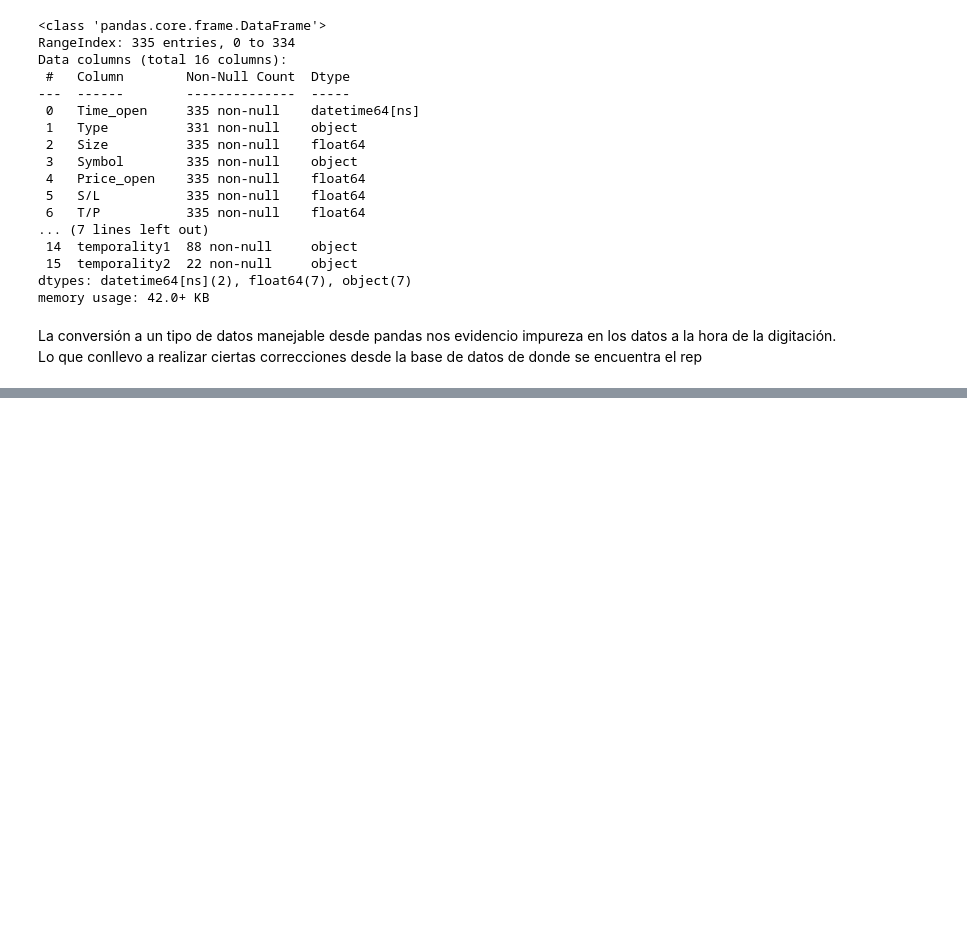
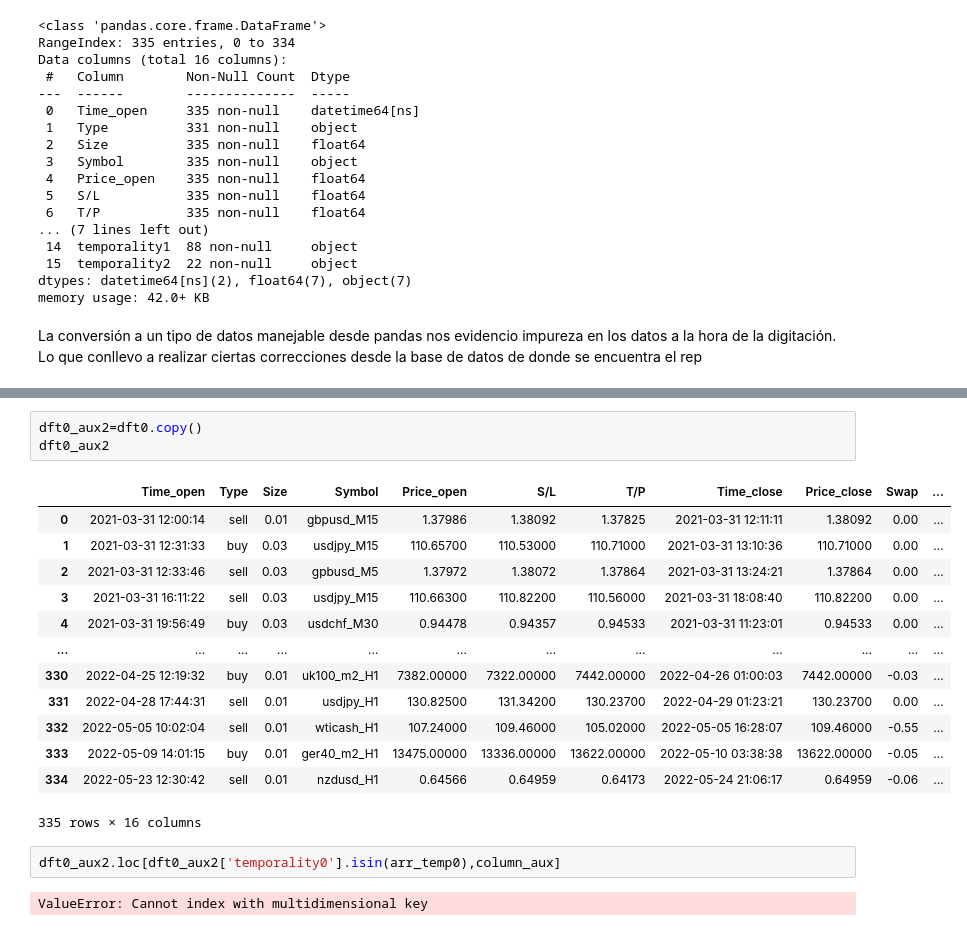
Before and after one commit to AndersonDGueC/data_science_proyects, a Jupyter notebook: data_analytics_trade/data_analysis_trade.ipynb, the cells around one changed output, grey strips where cells are left out. Saved outputs shown, nothing was run; the diff lists cells and outputs as text; blank space fills up the shorter version.

```diff
--- a/data_analytics_trade/data_analysis_trade.ipynb
+++ b/data_analytics_trade/data_analysis_trade.ipynb
@@ -171,0 +205,21 @@ La conversión a un tipo de datos manejable desde pandas nos evidencio impureza
+# %%
+dft0_aux2=dft0.copy()
+dft0_aux2
+# %% [output]
+|  | Time_open | Type | Size | Symbol | Price_open | S/L | T/P | Time_close | Price_close | Swap | ... |
+| 0 | 2021-03-31 12:00:14 | sell | 0.01 | gbpusd_M15 | 1.37986 | 1.38092 | 1.37825 | 2021-03-31 12:11:11 | 1.38092 | 0.00 | ... |
+| 1 | 2021-03-31 12:31:33 | buy | 0.03 | usdjpy_M15 | 110.65700 | 110.53000 | 110.71000 | 2021-03-31 13:10:36 | 110.71000 | 0.00 | ... |
+| 2 | 2021-03-31 12:33:46 | sell | 0.03 | gpbusd_M5 | 1.37972 | 1.38072 | 1.37864 | 2021-03-31 13:24:21 | 1.37864 | 0.00 | ... |
+| 3 | 2021-03-31 16:11:22 | sell | 0.03 | usdjpy_M15 | 110.66300 | 110.82200 | 110.56000 | 2021-03-31 18:08:40 | 110.82200 | 0.00 | ... |
+| 4 | 2021-03-31 19:56:49 | buy | 0.03 | usdchf_M30 | 0.94478 | 0.94357 | 0.94533 | 2021-03-31 11:23:01 | 0.94533 | 0.00 | ... |
+| ... | ... | ... | ... | ... | ... | ... | ... | ... | ... | ... | ... |
+| 330 | 2022-04-25 12:19:32 | buy | 0.01 | uk100_m2_H1 | 7382.00000 | 7322.00000 | 7442.00000 | 2022-04-26 01:00:03 | 7442.00000 | -0.03 | ... |
+| 331 | 2022-04-28 17:44:31 | sell | 0.01 | usdjpy_H1 | 130.82500 | 131.34200 | 130.23700 | 2022-04-29 01:23:21 | 130.23700 | 0.00 | ... |
+| 332 | 2022-05-05 10:02:04 | sell | 0.01 | wticash_H1 | 107.24000 | 109.46000 | 105.02000 | 2022-05-05 16:28:07 | 109.46000 | -0.55 | ... |
+| 333 | 2022-05-09 14:01:15 | buy | 0.01 | ger40_m2_H1 | 13475.00000 | 13336.00000 | 13622.00000 | 2022-05-10 03:38:38 | 13622.00000 | -0.05 | ... |
+| 334 | 2022-05-23 12:30:42 | sell | 0.01 | nzdusd_H1 | 0.64566 | 0.64959 | 0.64173 | 2022-05-24 21:06:17 | 0.64959 | -0.06 | ... |
+335 rows × 16 columns
+# %%
+dft0_aux2.loc[dft0_aux2['temporality0'].isin(arr_temp0),column_aux]
+# %% [output]
+ValueError: Cannot index with multidimensional key
```
Also changed, not shown: parts of 7 cells of this notebook.
